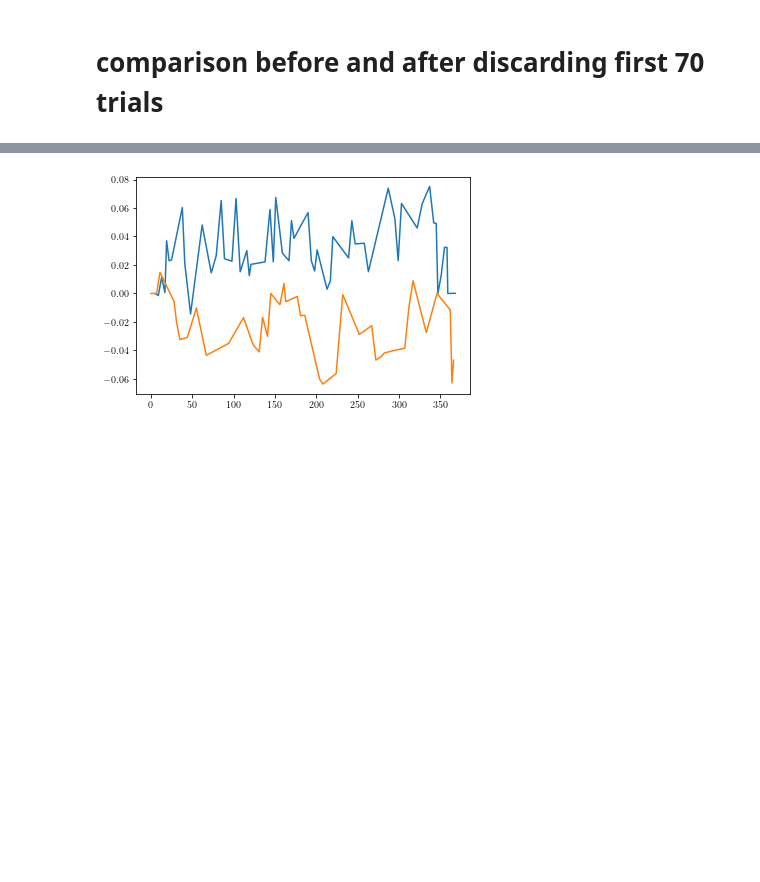
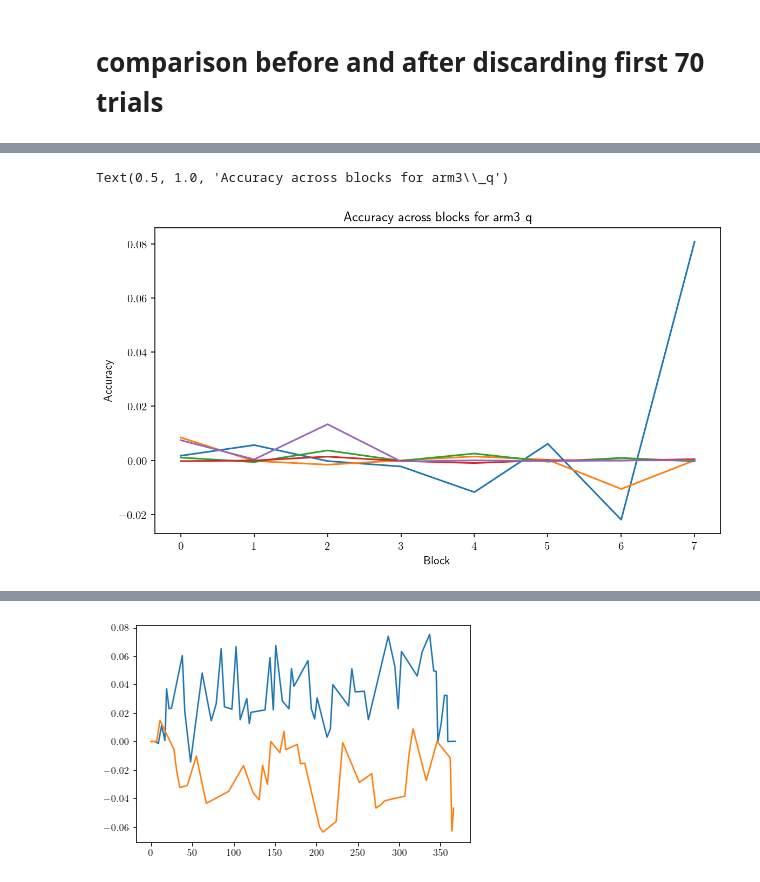
Before and after one commit to kalburge/stock-predict, a Jupyter notebook: pavlovia_exp/analyze_eps.ipynb, the cells around one changed output, grey strips where cells are left out. Drawn from its saved outputs; the diff is of its cells as text; code cells hidden in the pictures; blank space fills up the shorter version.

```diff
--- a/pavlovia_exp/analyze_eps.ipynb
+++ b/pavlovia_exp/analyze_eps.ipynb
@@ -200,4 +175,21 @@ Text(0.5, 1.0, 'Accuracy across blocks for arm3\\_eps')
 [figure]
+# %%
+fig, ax = plt.subplots(figsize=(9,5),dpi=150)
+plt.subplots_adjust(wspace=0.2)
+belief = []
+for f in files:
+    pid, df, acc = load(f, eps_thresh)
+    q, eps, thr = get_abs_threshold(df)
+    belief.append(thr)
+    plt.plot(thr)
+#     plt.plot(down_price)
+plt.xlabel('Block')
+plt.ylabel('Accuracy')
+plt.title('Accuracy across blocks for arm3\_q')
+# plt.plot(fit_q, fit_mu, 'k--')
+# %% [output]
+Text(0.5, 1.0, 'Accuracy across blocks for arm3\\_q')
+[figure, added]
 # %%
 for i in range(1,numBlocks+1):
     fig, ax = plt.subplots(figsize=(4,4),dpi=150)
```
Also changed, not shown: parts of 11 cells of this notebook, 2 other files.
